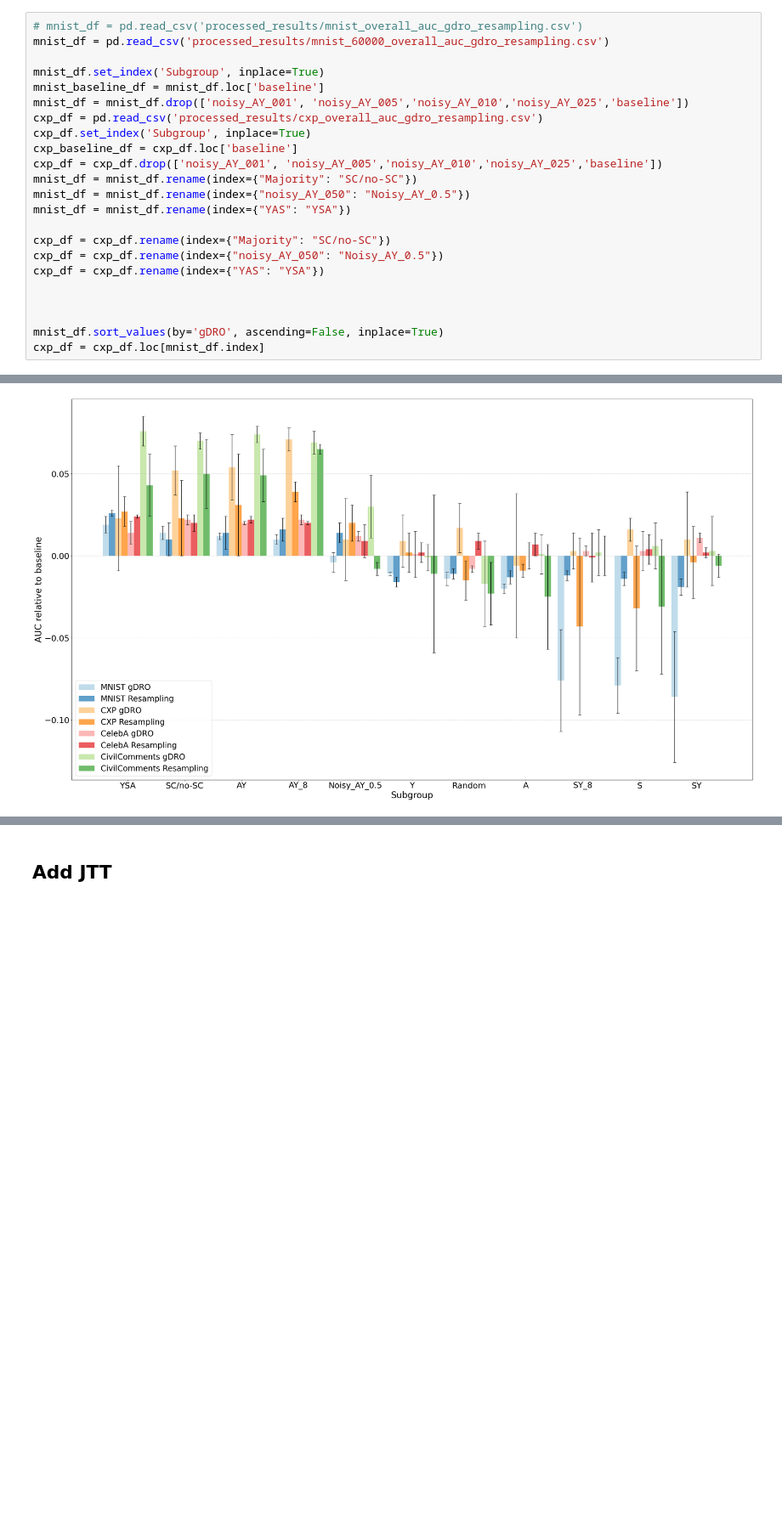
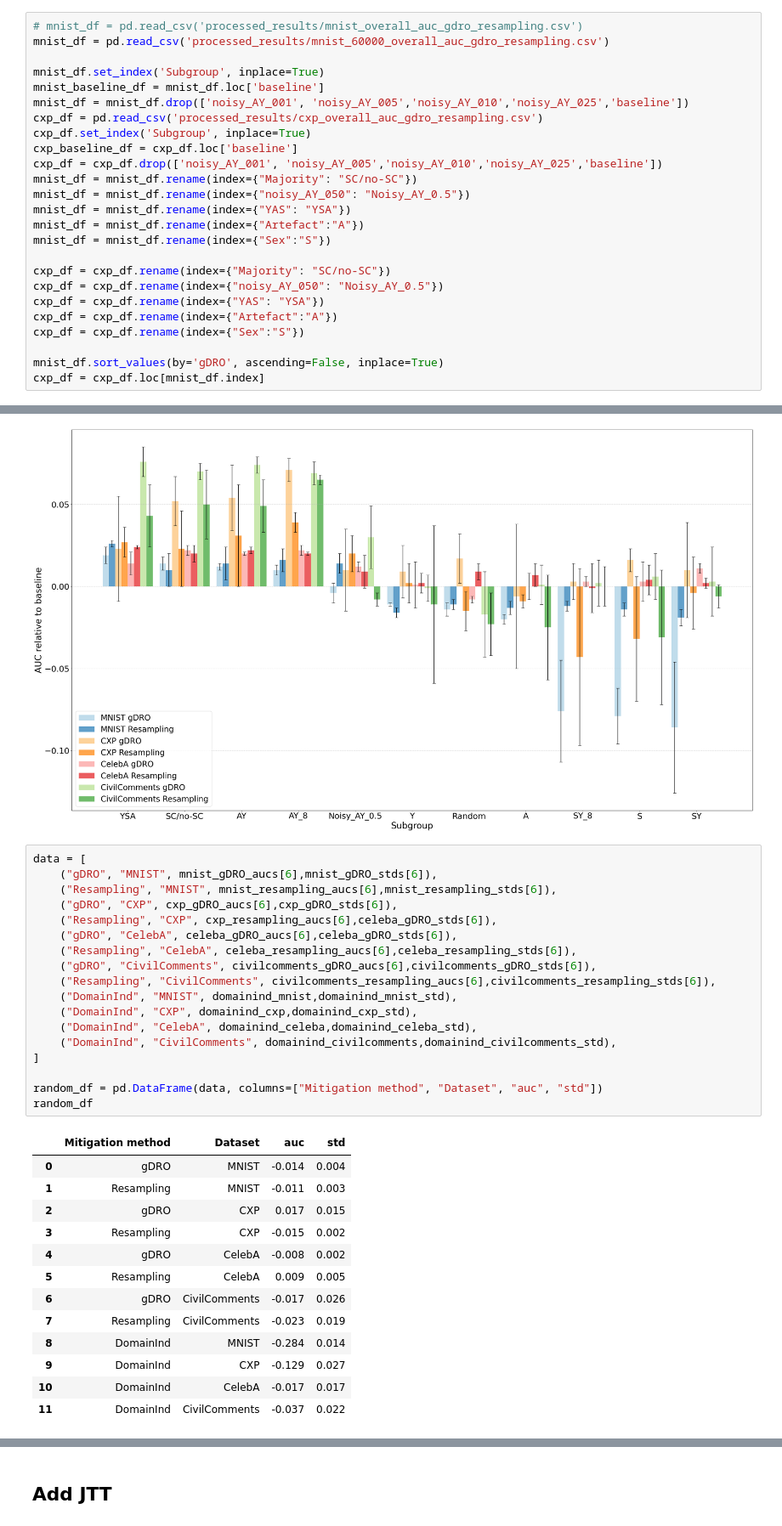
Before and after one commit to anissa218/subgroups_bias_mit, a Jupyter notebook: notebooks/Comparative Analysis.ipynb, the cells around one changed output, grey strips where cells are left out. Shown at 85% size. Drawn from its saved outputs; the diff is of its cells as text; blank space fills up the shorter version.

```diff
--- a/notebooks/Comparative Analysis.ipynb
+++ b/notebooks/Comparative Analysis.ipynb
@@ -54,12 +54,14 @@ cxp_df = cxp_df.drop(['noisy_AY_001', 'noisy_AY_005','noisy_AY_010','noisy_AY_02
 mnist_df = mnist_df.rename(index={"Majority": "SC/no-SC"})
 mnist_df = mnist_df.rename(index={"noisy_AY_050": "Noisy_AY_0.5"})
 mnist_df = mnist_df.rename(index={"YAS": "YSA"})
+mnist_df = mnist_df.rename(index={"Artefact":"A"})
+mnist_df = mnist_df.rename(index={"Sex":"S"})
 
 cxp_df = cxp_df.rename(index={"Majority": "SC/no-SC"})
 cxp_df = cxp_df.rename(index={"noisy_AY_050": "Noisy_AY_0.5"})
 cxp_df = cxp_df.rename(index={"YAS": "YSA"})
-
-
+cxp_df = cxp_df.rename(index={"Artefact":"A"})
+cxp_df = cxp_df.rename(index={"Sex":"S"})
 
 mnist_df.sort_values(by='gDRO', ascending=False, inplace=True)
 cxp_df = cxp_df.loc[mnist_df.index]
@@ -172,3 +174,35 @@ plt.savefig("plots/Fig2_unbiased_generalisation_auc_gdro_resampling_mnist_cxp_ce
 plt.show()
 # %% [output]
 [figure]
+# %%
+data = [
+    ("gDRO", "MNIST", mnist_gDRO_aucs[6],mnist_gDRO_stds[6]),
+    ("Resampling", "MNIST", mnist_resampling_aucs[6],mnist_resampling_stds[6]),
+    ("gDRO", "CXP", cxp_gDRO_aucs[6],cxp_gDRO_stds[6]),
+    ("Resampling", "CXP", cxp_resampling_aucs[6],celeba_gDRO_stds[6]),
+    ("gDRO", "CelebA", celeba_gDRO_aucs[6],celeba_gDRO_stds[6]),
+    ("Resampling", "CelebA", celeba_resampling_aucs[6],celeba_resampling_stds[6]),
+    ("gDRO", "CivilComments", civilcomments_gDRO_aucs[6],civilcomments_gDRO_stds[6]),
+    ("Resampling", "CivilComments", civilcomments_resampling_aucs[6],civilcomments_resampling_stds[6]),
+    ("DomainInd", "MNIST", domainind_mnist,domainind_mnist_std),
+    ("DomainInd", "CXP", domainind_cxp,domainind_cxp_std),
+    ("DomainInd", "CelebA", domainind_celeba,domainind_celeba_std),
+    ("DomainInd", "CivilComments", domainind_civilcomments,domainind_civilcomments_std),
+]
+
+random_df = pd.DataFrame(data, columns=["Mitigation method", "Dataset", "auc", "std"])
+random_df
+# %% [output]
+|  | Mitigation method | Dataset | auc | std |
+| 0 | gDRO | MNIST | -0.014 | 0.004 |
+| 1 | Resampling | MNIST | -0.011 | 0.003 |
+| 2 | gDRO | CXP | 0.017 | 0.015 |
+| 3 | Resampling | CXP | -0.015 | 0.002 |
+| 4 | gDRO | CelebA | -0.008 | 0.002 |
+| 5 | Resampling | CelebA | 0.009 | 0.005 |
+| 6 | gDRO | CivilComments | -0.017 | 0.026 |
+| 7 | Resampling | CivilComments | -0.023 | 0.019 |
+| 8 | DomainInd | MNIST | -0.284 | 0.014 |
+| 9 | DomainInd | CXP | -0.129 | 0.027 |
+| 10 | DomainInd | CelebA | -0.017 | 0.017 |
+| 11 | DomainInd | CivilComments | -0.037 | 0.022 |
```
Also changed, not shown: parts of 3 cells of this notebook, 1 other file.
